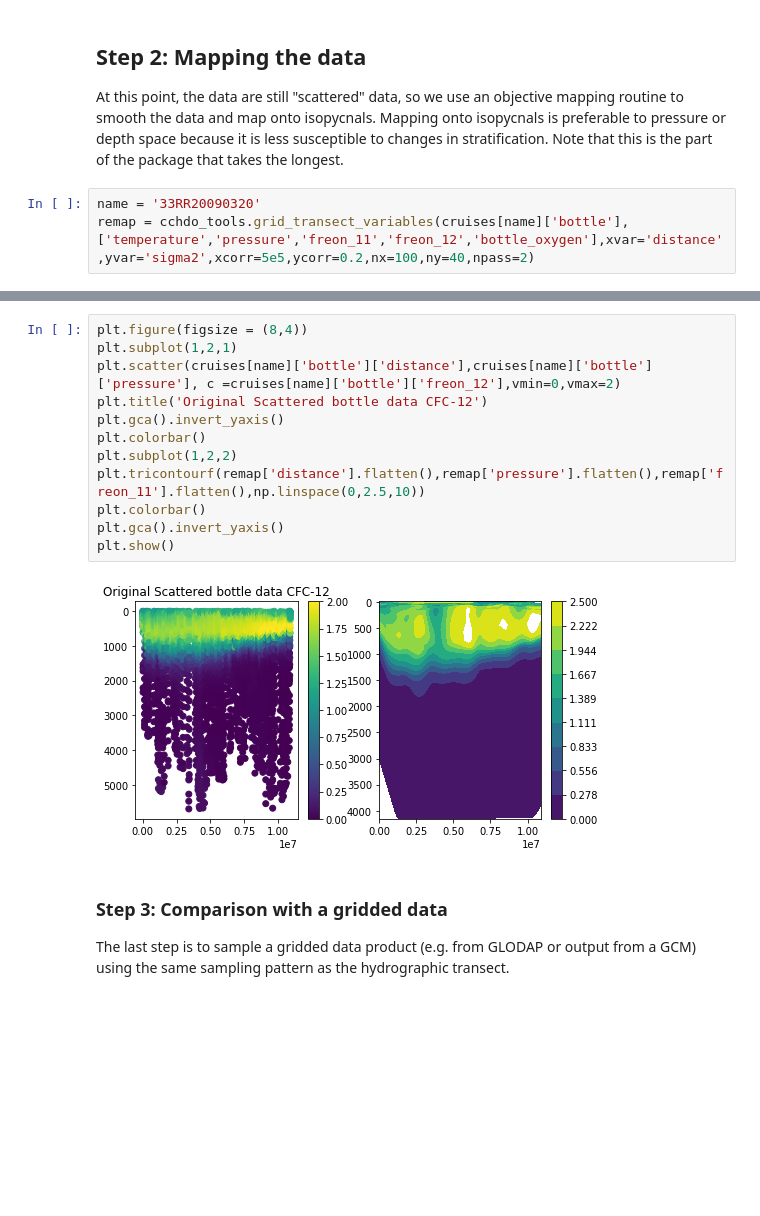
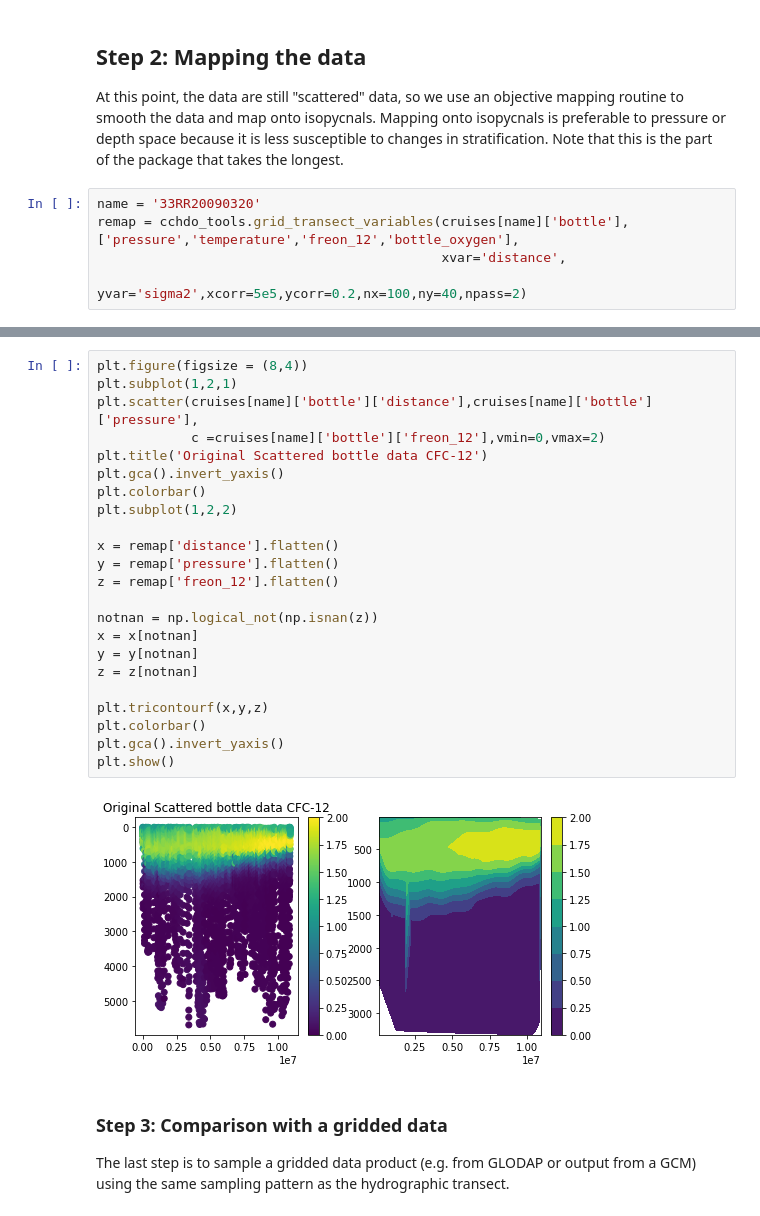
Before and after one commit to ashao/cchdo_toolkit, a Jupyter notebook: cchdo_example.ipynb, the cells around one changed output, grey strips where cells are left out. Saved outputs shown, nothing was run; the diff lists cells and outputs as text; blank space fills up the shorter version.

```diff
--- a/cchdo_example.ipynb
+++ b/cchdo_example.ipynb
@@ -24,5 +24,7 @@ Expocode 33RR20090320 has 195 files
 At this point, the data are still "scattered" data, so we use an objective mapping routine to smooth the data and map onto isopycnals. Mapping onto isopycnals is preferable to pressure or depth space because it is less susceptible to changes in stratification. Note that this is the part of the package that takes the longest.
 # %%
 name = '33RR20090320'
-remap = cchdo_tools.grid_transect_variables(cruises[name]['bottle'], ['temperature','pressure','freon_11','freon_12','bottle_oxygen'],xvar='distance',yvar='sigma2',xcorr=5e5,ycorr=0.2,nx=100,ny=40,npass=2)
+remap = cchdo_tools.grid_transect_variables(cruises[name]['bottle'], ['pressure','temperature','freon_12','bottle_oxygen'],
+                                            xvar='distance',
+                                            yvar='sigma2',xcorr=5e5,ycorr=0.2,nx=100,ny=40,npass=2)
 # %% [output]
@@ -62,17 +62,28 @@ plt.tight_layout()
 # %%
 plt.figure(figsize = (8,4))
 plt.subplot(1,2,1)
-plt.scatter(cruises[name]['bottle']['distance'],cruises[name]['bottle']['pressure'], c =cruises[name]['bottle']['freon_12'],vmin=0,vmax=2)
+plt.scatter(cruises[name]['bottle']['distance'],cruises[name]['bottle']['pressure'],
+            c =cruises[name]['bottle']['freon_12'],vmin=0,vmax=2)
 plt.title('Original Scattered bottle data CFC-12')
 plt.gca().invert_yaxis()
 plt.colorbar()
 plt.subplot(1,2,2)
-plt.tricontourf(remap['distance'].flatten(),remap['pressure'].flatten(),remap['freon_11'].flatten(),np.linspace(0,2.5,10))
+
+x = remap['distance'].flatten()
+y = remap['pressure'].flatten()
+z = remap['freon_12'].flatten()
+
+notnan = np.logical_not(np.isnan(z))
+x = x[notnan]
+y = y[notnan]
+z = z[notnan]
+
+plt.tricontourf(x,y,z)
 plt.colorbar()
 plt.gca().invert_yaxis()
 plt.show()
 # %% [output]
-[figure, old version]
+[figure, new version]
 # %% [markdown]
 ### Step 3: Comparison with a gridded data
 The last step is to sample a gridded data product (e.g. from GLODAP or output from a GCM) using the same sampling pattern as the hydrographic transect.
```
Also changed, not shown: parts of 9 cells of this notebook, 2 other files.
